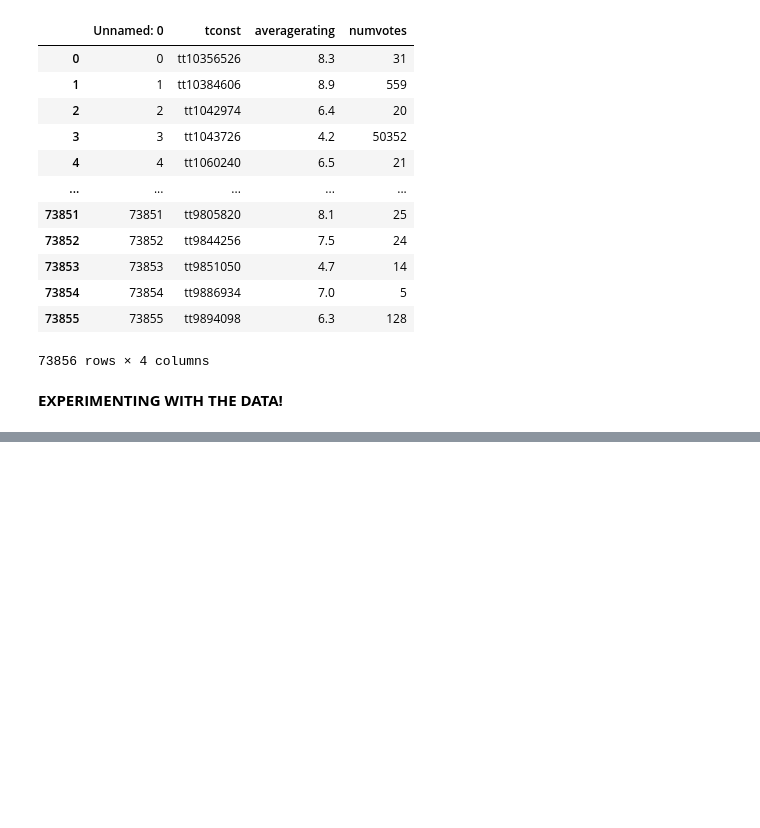
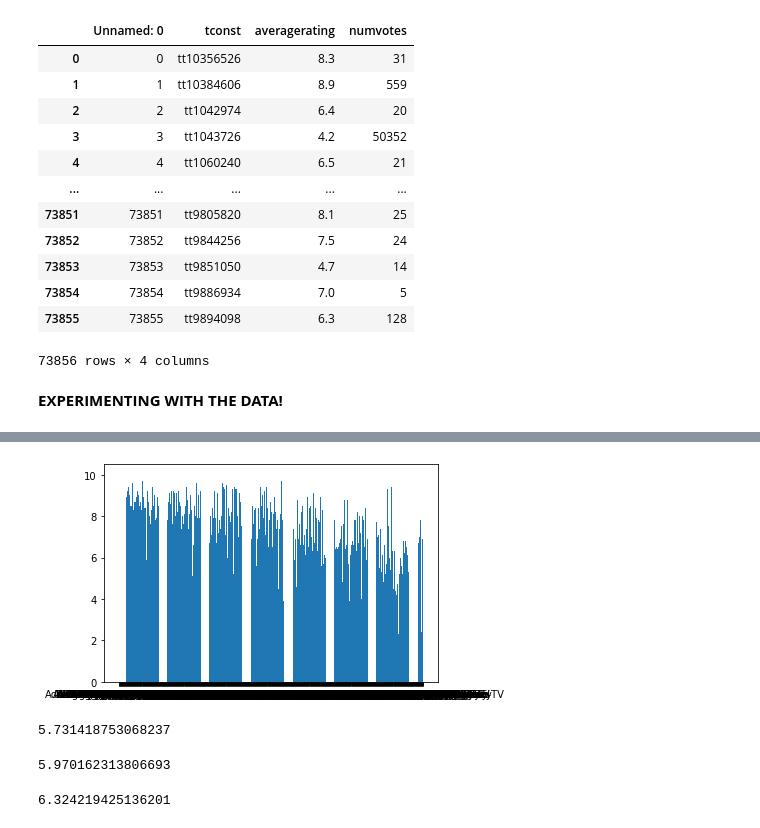
Before and after one commit to RCKettel/dsc-phase-1-project-campus, a Jupyter notebook: Reuben EDA.ipynb, the cells around one changed output, grey strips where cells are left out. Drawn from its saved outputs; the diff is of its cells as text; code cells hidden in the pictures; blank space fills up the shorter version.

Commit message:
Removed documentary genre, dropped Nans and unnecessary rows, began investigating rating by genre

```diff
--- a/Reuben EDA.ipynb
+++ b/Reuben EDA.ipynb
@@ -82,0 +93,3 @@ imdbdatadf.head(50)
+# %%
+# Removed extra 'unnamed' rows created by the join.
+imdbdatadf.drop(['Unnamed: 0_x', 'Unnamed: 0_y'], axis = 1, inplace = True)
@@ -82,0 +112,3 @@ imdbdatadf.head(50)
+# %%
+# Dropped NaNs in dataset to more easily make graphs.
+imdbdatadf.dropna( inplace = True)
@@ -82,0 +131,3 @@ imdbdatadf.head(50)
+# %%
+# Removed removed rows containing documentaries as they are not often major box office movies.
+imdbdatadf = imdbdatadf[~imdbdatadf.genres.str.contains('Documentary')]
@@ -82,0 +167,20 @@ imdbdatadf.head(50)
+# %%
+x = imdbdatadf['genres']
+y = imdbdatadf['averagerating']
+
+genrevsrating = plt.bar(x, y , label = 'genrevsrating')
+plt.show()
+# %% [output]
+[figure, added]
+# %%
+imdbdatadf[imdbdatadf['genres'].str.contains('Action')]['averagerating'].mean()
+# %% [output]
+5.731418753068237
+# %%
+imdbdatadf[imdbdatadf['genres'].str.contains('Comedy')]['averagerating'].mean()
+# %% [output]
+5.970162313806693
+# %%
+imdbdatadf[imdbdatadf['genres'].str.contains('Drama')]['averagerating'].mean()
+# %% [output]
+6.324219425136201
```
Also changed, not shown: parts of 11 cells of this notebook.
